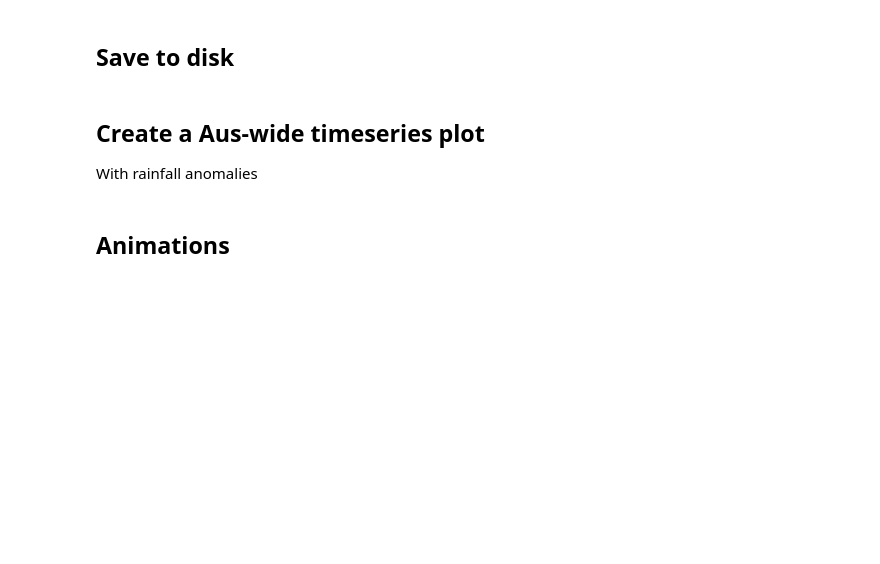
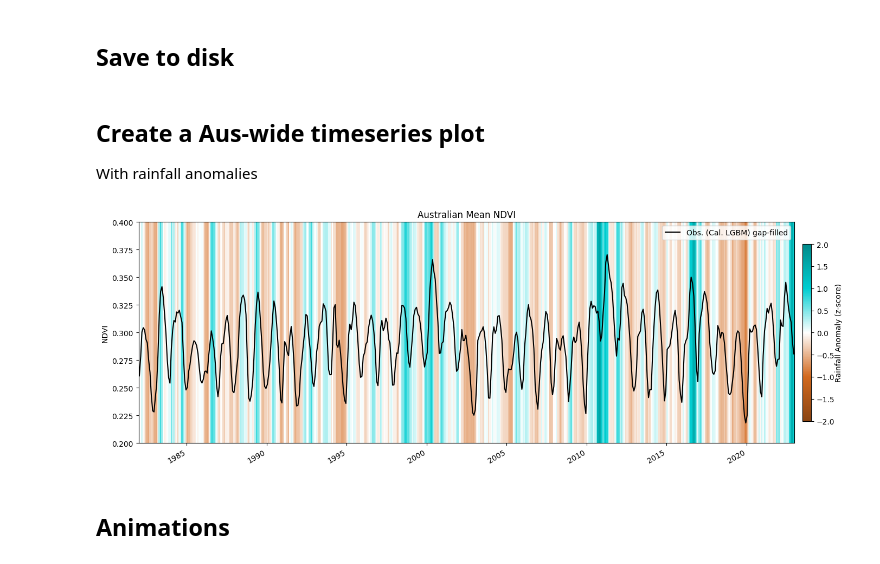
Before and after one commit to cbur24/climate-carbon-interactions, a Jupyter notebook: notebooks/landsurface_modelling/3_Gapfill_Observations.ipynb, the cells around one changed output. Cells and saved outputs as stored; diff of their text form; code cells hidden in the pictures; blank space fills up the shorter version.

```diff
--- a/notebooks/landsurface_modelling/3_Gapfill_Observations.ipynb
+++ b/notebooks/landsurface_modelling/3_Gapfill_Observations.ipynb
@@ -16,7 +16,7 @@ import sys
 sys.path.append('/g/data/os22/chad_tmp/AusEFlux/src/')
 from _collect_prediction_data import round_coords
 # %%
-model_var='LST'
+model_var='NDVI'
 feat = 'CLIM'
 base = '/g/data/os22/chad_tmp/climate-carbon-interactions/data/'
 # %%
@@ -77,42 +77,44 @@ rain_df = rain_std_anom.rename('rain').sel(time=slice('1982', '2022')).rolling(t
 fig, ax = plt.subplots(1,1, figsize=(18,6))
 ax2 = ax.twinx()
 # .rolling(time=3, min_periods=1).mean()
-obs[model_var].mean(['latitude','longitude']).plot(ax=ax, label='Obs. (Cal. LGBM) with gaps', c='red')
-yy[model_var].mean(['latitude','longitude']).plot(ax=ax, label='Synthetic', c='green')
-syn_fill[model_var].mean(['latitude','longitude']).plot(ax=ax, label='Obs. (Cal. LGBM) without gaps', c='black')
+# obs[model_var].mean(['latitude','longitude']).plot(ax=ax, label='Obs. (Cal. LGBM) with gaps', c='red')
+# yy[model_var].mean(['latitude','longitude']).plot(ax=ax, label='Synthetic', c='green')
+syn_fill[model_var].mean(['latitude','longitude']).plot(ax=ax, label='Obs. (Cal. LGBM) gap-filled', c='black')
 
 norm=plt.Normalize(-2,2)
 cmap = mpl.colors.LinearSegmentedColormap.from_list("", ['saddlebrown','chocolate','white','darkturquoise','darkcyan'], N=256)
 
 # Plot bars
 bar = ax2.bar(rain_df.index, 1, color=cmap(norm(rain_df['rain'])), width=32)
 
 sm = ScalarMappable(cmap=cmap, norm=norm)
 sm.set_array([])
 cbar = plt.colorbar(sm, shrink=0.8, pad=0.01)
 cbar.set_label('Rainfall Anomaly (z-score)',labelpad=.5)
 
 ax2.set_zorder(ax.get_zorder()-1)
 ax.set_frame_on(False)
 
 # Reformat y-axis label and tick labels
 ax.set_ylabel(model_var)
 ax.set_xlabel('')
 ax2.set_ylabel('')
 ax2.set_yticks([])
 ax2.set_ylim([0, 1])
 ax.margins(x=0)
 
 # Adjust the margins around the plot area
 plt.subplots_adjust(left=0.1, right=None, top=None, bottom=0.2, wspace=None, hspace=None)
 
 if model_var=='NDVI':
     ax.set_ylim(0.20, 0.40)
 
 ax.legend()
 ax.set_title('Australian Mean '+model_var);
-# fig.savefig("/g/data/os22/chad_tmp/climate-carbon-interactions/results/figs/Australian_"+model_var+"_rollingmean.png",
-#             bbox_inches='tight', dpi=300)
+fig.savefig("/g/data/os22/chad_tmp/climate-carbon-interactions/results/figs/Australian_"+model_var+"_rollingmean.png",
+            bbox_inches='tight', dpi=300)
+# %% [output]
+[figure, added]
 # %% [markdown]
 ## Animations
 # %%
```
Also changed, not shown: 7 other files.
